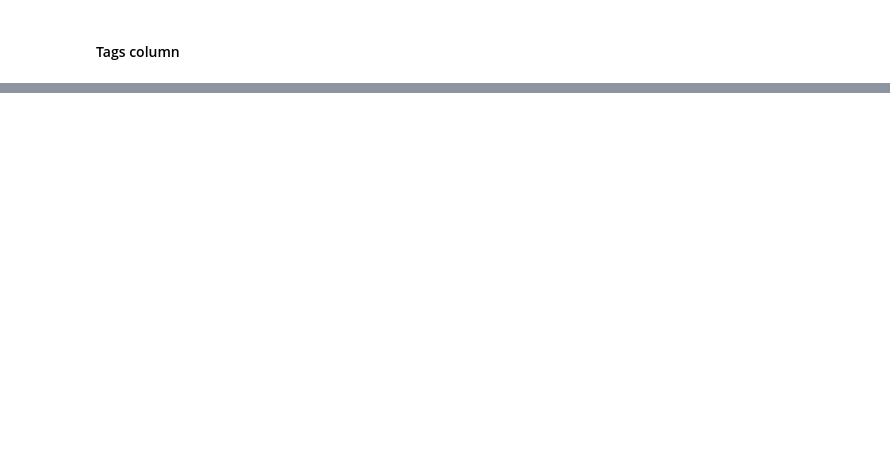
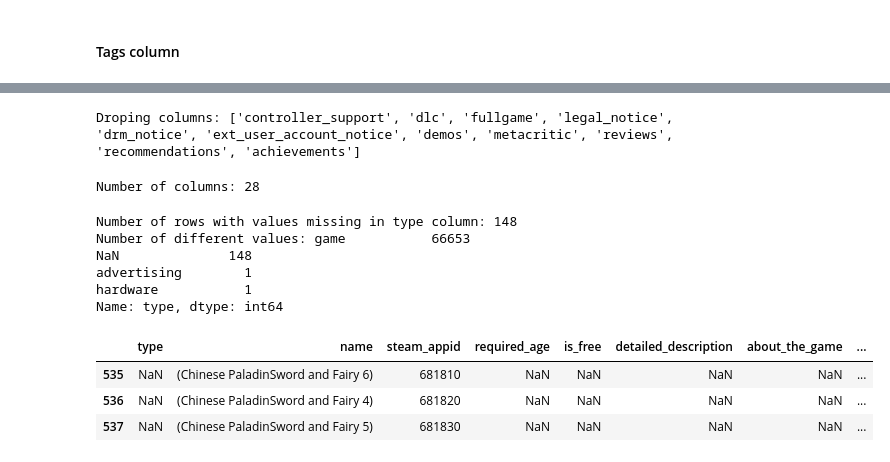
Before and after one commit to stefanstefanovic/LHL-Capstone_Project, a Jupyter notebook: notebooks/Data_cleaning.ipynb, the cells around one changed output, grey strips where cells are left out. Saved outputs shown, nothing was run; the diff lists cells and outputs as text; code cells hidden in the pictures; blank space fills up the shorter version.

```diff
--- a/notebooks/Data_cleaning.ipynb
+++ b/notebooks/Data_cleaning.ipynb
@@ -444,0 +624,33 @@ steamspy_data.head()
+# %%
+# Checking columns with more than 50% of the values missing
+threshold = int(raw_steam_data.shape[0] * 0.5)
+null_counts = raw_steam_data.isnull().sum()
+drop_columns = raw_steam_data.columns[null_counts > threshold]
+
+print('Droping columns: {}'.format(list(drop_columns)))
+# %% [output]
+Droping columns: ['controller_support', 'dlc', 'fullgame', 'legal_notice', 'drm_notice', 'ext_user_account_notice', 'demos', 'metacritic', 'reviews', 'recommendations', 'achievements']
+# %%
+# Drop columns
+steam_data = raw_steam_data.drop(columns=drop_columns)
+print('Number of columns: {}'.format(steam_data.shape[1]))
+# %% [output]
+Number of columns: 28
+# %%
+# Type column
+print('Number of rows with values missing in type column: {}'.format(steam_data['type'].isnull().sum()))
+print('Number of different values: {}'.format(steam_data['type'].value_counts(dropna=False)))
+
+# Check rows with null values
+steam_data[steam_data['type'].isnull()].head(3)
+# %% [output]
+Number of rows with values missing in type column: 148
+Number of different values: game           66653
+NaN              148
+advertising        1
+hardware           1
+Name: type, dtype: int64
+|  | type | name | steam_appid | required_age | is_free | detailed_description | about_the_game | ... |
+| 535 | NaN | (Chinese PaladinSword and Fairy 6) | 681810 | NaN | NaN | NaN | NaN | ... |
+| 536 | NaN | (Chinese PaladinSword and Fairy 4) | 681820 | NaN | NaN | NaN | NaN | ... |
+| 537 | NaN | (Chinese PaladinSword and Fairy 5) | 681830 | NaN | NaN | NaN | NaN | ... |
```
Also changed, not shown: parts of 25 cells of this notebook, 2 other files.
